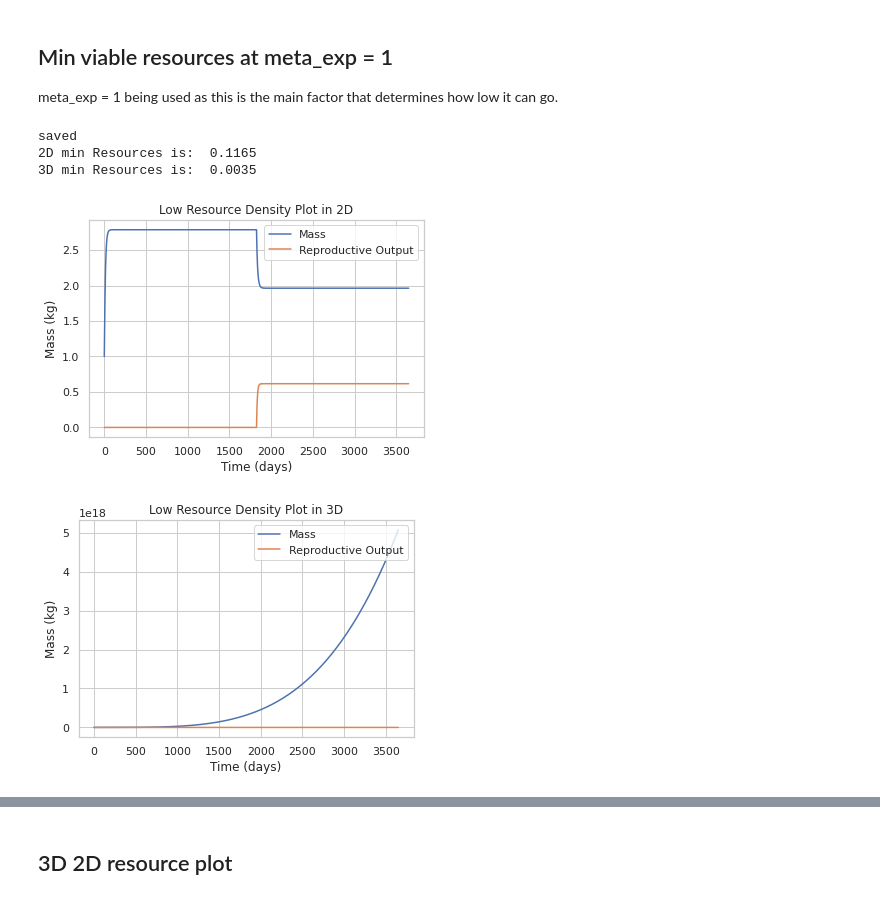
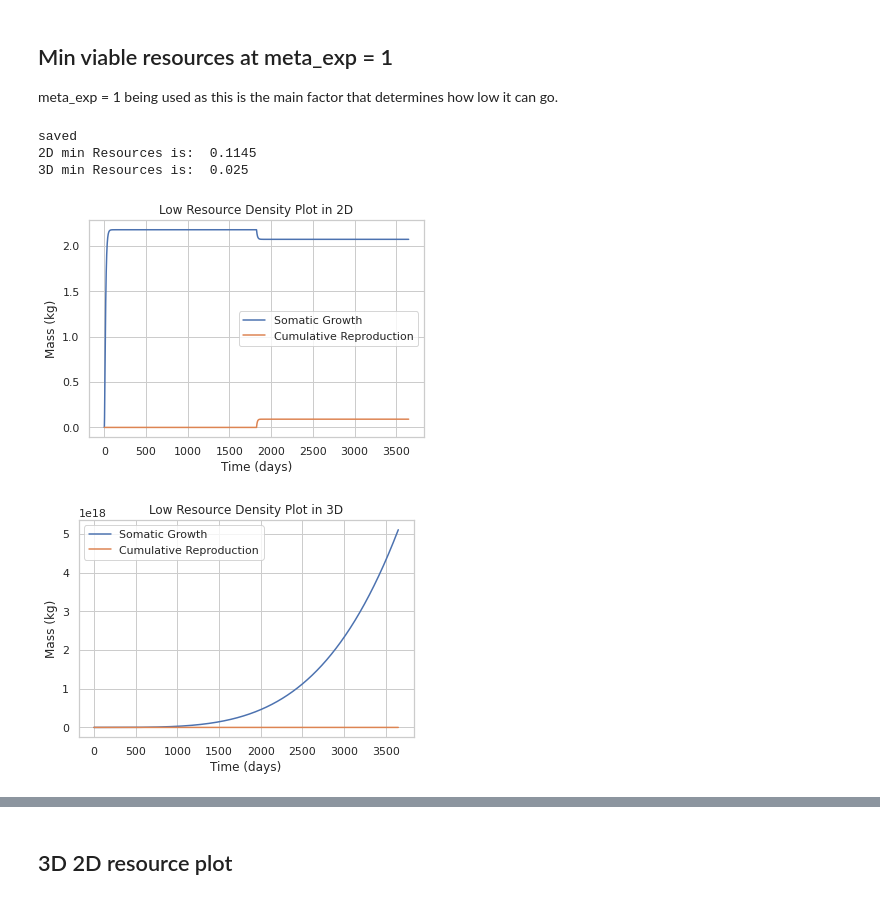
Before and after one commit to Don-Burns/Masters_Project, a Jupyter notebook: code/Report_Plots.ipynb, the cells around one changed output, grey strips where cells are left out. Saved outputs shown, nothing was run; the diff lists cells and outputs as text; code cells hidden in the pictures.

```diff
--- a/code/Report_Plots.ipynb
+++ b/code/Report_Plots.ipynb
@@ -21,7 +21,7 @@ sb.set(style="whitegrid")
 m0 = 1**-3 #1mg#10**-4 #1g
 R0 = 0
 time = 365*10 #10**6
-shrinkage = 0.3
+shrinkage = 0.05
 resolution = 0.01
 c_vec = around(arange(0, 0.4, resolution), decimals=4)
 rho_vec = around(arange(0, 2, resolution), decimals=4)
@@ -199,6 +79,8 @@ meta_exp = 1 being used as this is the main factor that determines how low it ca
 # %%
 ## copy params
 temp_params = deepcopy(params)
+temp_params
+m0 = 10**-3
 # %%
 dimensions = ["2D", "3D"]
 temp_params["c"] = 0.01
@@ -214,37 +96,37 @@ for dim in dimensions:
         temp_params["Xr"] = Xr
         result = F.dmdt_integrate(m0, R0, time, temp_params)
         mass = result[:,0]
         # check for viable curve
     #     if mass[params["alpha"]] >= mass[0] and mass[alpha] <= mass[-1]and not isnan(mass[-1]):# and mass[-1] >= mass[params["alpha"]]:
         if mass[-1] >= mass[alpha]*(1-shrinkage) and mass[0] < mass[-1]:
             min_viable = Xr
             if dim == "2D":
                 min_viable_2D = min_viable
             if dim == "3D":
                 min_viable_3D = min_viable
 
             viable_curve = F.dmdt_integrate(m0, R0, time, temp_params)
             mass = viable_curve[:,0]
             repro = viable_curve[:,1]
             t = arange(0, time, 1)
             plt.figure()
-            plt.plot(t, mass, label="Mass")
-            plt.plot(t, repro, label="Reproductive Output")
-            plt.legend(loc= "upper right")
+            plt.plot(t, mass, label="Somatic Growth")
+            plt.plot(t, repro, label="Cumulative Reproduction")
+            plt.legend(loc= "best")
             plt.title("Low Resource Density Plot in " +dim)
     #         plt.text(params["alpha"]+0.3*time, 25, "Resource Density = " + str(params["Xr"]) + "kg")
             plt.xlabel("Time (days)")
             plt.ylabel("Mass (kg)")
             if dim =="2D":
                 plt.savefig("../results/report_growth_curve.pdf")
                 print("saved")
             break
 
 print("2D min Resources is: ", min_viable_2D)
 print("3D min Resources is: ", min_viable_3D)
 # %% [output]
 saved
-2D min Resources is:  0.1165
-3D min Resources is:  0.0035
+2D min Resources is:  0.1145
+3D min Resources is:  0.025
-[figure, old version]
+[figure, new version]
-[figure, old version]
+[figure, new version]
```
Also changed, not shown: parts of 73 cells of this notebook.
